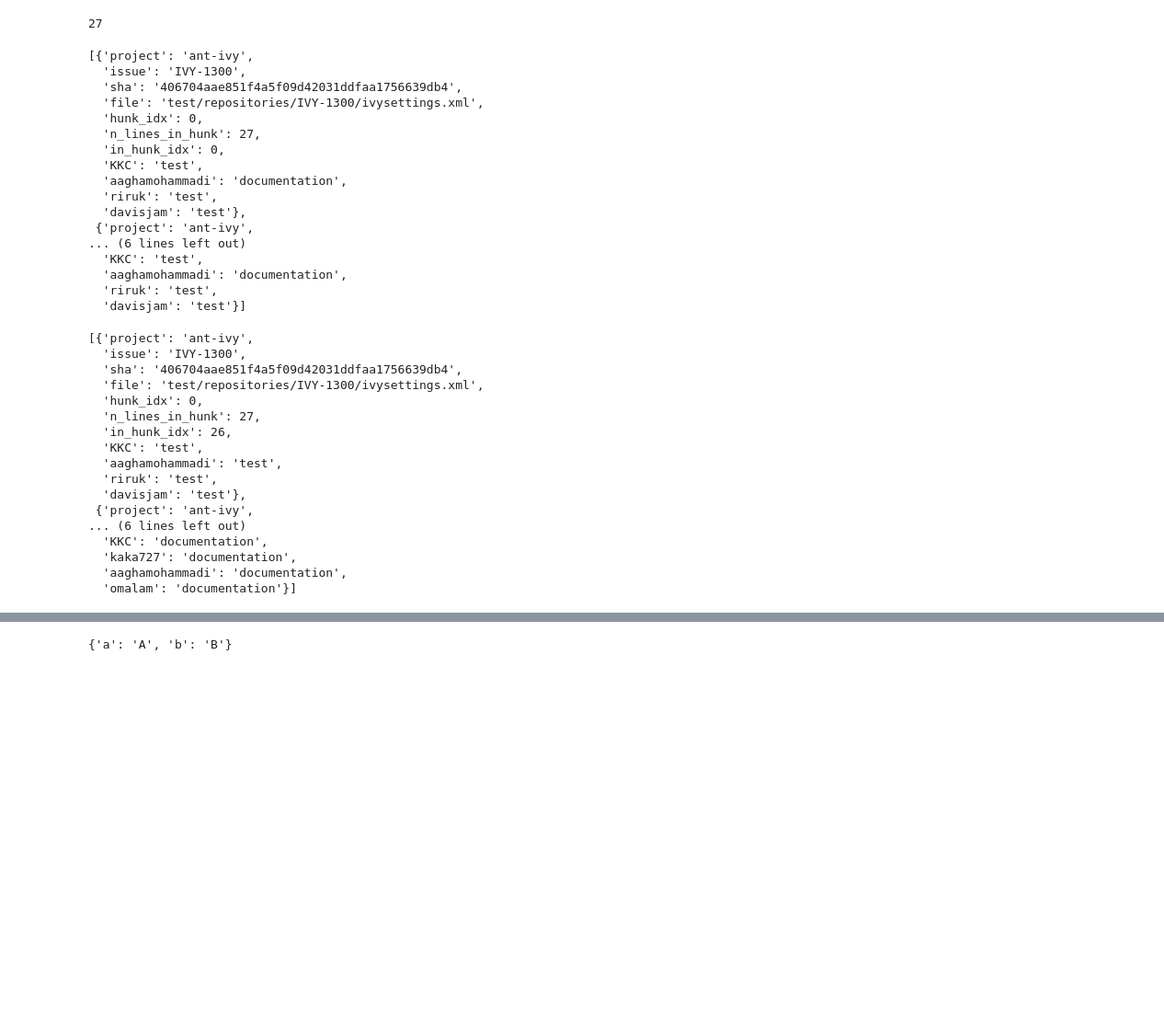
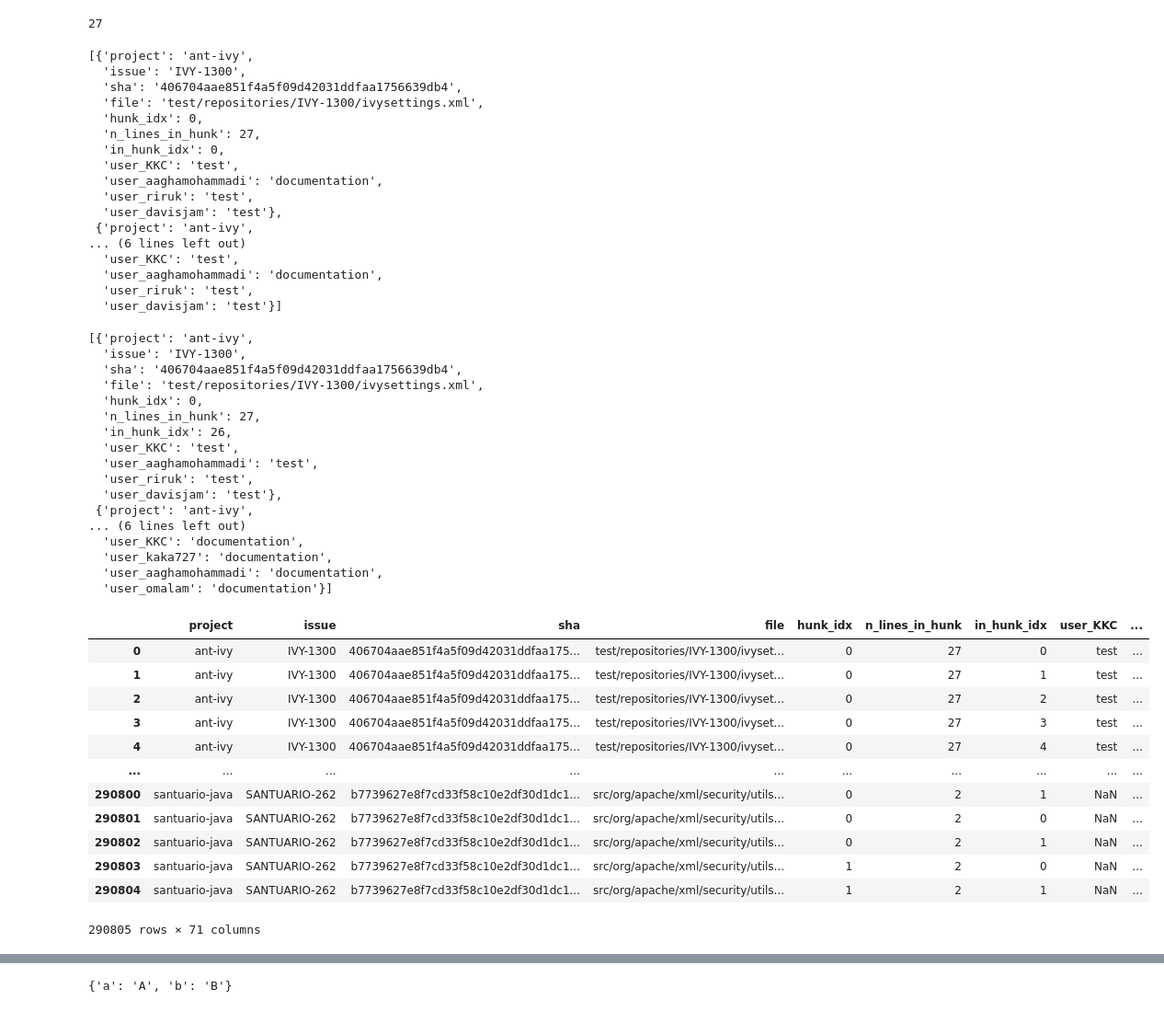
Before and after one commit to ncusi/PatchScope, a Jupyter notebook: notebooks/experiments/01-compare_annotations.ipynb, the cells around one changed output, grey strips where cells are left out. Shown at 92% size. Cells and saved outputs as stored; diff of their text form; code cells hidden in the pictures; blank space fills up the shorter version.

```diff
--- a/notebooks/experiments/01-compare_annotations.ipynb
+++ b/notebooks/experiments/01-compare_annotations.ipynb
@@ -3498,7 +3501,7 @@ def extract_smartshark_records(smartshark_data: list) -> list:
                 **entry_data,
                 'in_hunk_idx': i,
                 **{
-                    user: line_type
+                    f"user_{user}": line_type  # NOTE: alternative would be to use hierarchical index for columns
                     for user, line_type in line_ann
                 }
             }
@@ -3516,16 +3519,16 @@ extract_smartshark_records(smartshark_data[:2])[:2]
   'hunk_idx': 0,
   'n_lines_in_hunk': 27,
   'in_hunk_idx': 0,
-  'KKC': 'test',
-  'aaghamohammadi': 'documentation',
-  'riruk': 'test',
-  'davisjam': 'test'},
+  'user_KKC': 'test',
+  'user_aaghamohammadi': 'documentation',
+  'user_riruk': 'test',
+  'user_davisjam': 'test'},
  {'project': 'ant-ivy',
 ... (6 lines left out)
-  'KKC': 'test',
-  'aaghamohammadi': 'documentation',
-  'riruk': 'test',
-  'davisjam': 'test'}]
+  'user_KKC': 'test',
+  'user_aaghamohammadi': 'documentation',
+  'user_riruk': 'test',
+  'user_davisjam': 'test'}]
 # %%
 extract_smartshark_records(smartshark_data[:2])[-2:]
 # %% [output]
@@ -3536,13 +3539,32 @@ extract_smartshark_records(smartshark_data[:2])[-2:]
   'hunk_idx': 0,
   'n_lines_in_hunk': 27,
   'in_hunk_idx': 26,
-  'KKC': 'test',
-  'aaghamohammadi': 'test',
-  'riruk': 'test',
-  'davisjam': 'test'},
+  'user_KKC': 'test',
+  'user_aaghamohammadi': 'test',
+  'user_riruk': 'test',
+  'user_davisjam': 'test'},
  {'project': 'ant-ivy',
 ... (6 lines left out)
-  'KKC': 'documentation',
-  'kaka727': 'documentation',
-  'aaghamohammadi': 'documentation',
-  'omalam': 'documentation'}]
+  'user_KKC': 'documentation',
+  'user_kaka727': 'documentation',
+  'user_aaghamohammadi': 'documentation',
+  'user_omalam': 'documentation'}]
+# %%
+smartshark_records = extract_smartshark_records(smartshark_data)
+# %%
+smartshark_df = pd.DataFrame.from_records(smartshark_records)
+smartshark_df
+# %% [output]
+|  | project | issue | sha | file | hunk_idx | n_lines_in_hunk | in_hunk_idx | user_KKC | ... |
+| 0 | ant-ivy | IVY-1300 | 406704aae851f4a5f09d42031ddfaa175... | test/repositories/IVY-1300/ivyset... | 0 | 27 | 0 | test | ... |
+| 1 | ant-ivy | IVY-1300 | 406704aae851f4a5f09d42031ddfaa175... | test/repositories/IVY-1300/ivyset... | 0 | 27 | 1 | test | ... |
+| 2 | ant-ivy | IVY-1300 | 406704aae851f4a5f09d42031ddfaa175... | test/repositories/IVY-1300/ivyset... | 0 | 27 | 2 | test | ... |
+| 3 | ant-ivy | IVY-1300 | 406704aae851f4a5f09d42031ddfaa175... | test/repositories/IVY-1300/ivyset... | 0 | 27 | 3 | test | ... |
+| 4 | ant-ivy | IVY-1300 | 406704aae851f4a5f09d42031ddfaa175... | test/repositories/IVY-1300/ivyset... | 0 | 27 | 4 | test | ... |
+| ... | ... | ... | ... | ... | ... | ... | ... | ... | ... |
+| 290800 | santuario-java | SANTUARIO-262 | b7739627e8f7cd33f58c10e2df30d1dc1... | src/org/apache/xml/security/utils... | 0 | 2 | 1 | NaN | ... |
+| 290801 | santuario-java | SANTUARIO-262 | b7739627e8f7cd33f58c10e2df30d1dc1... | src/org/apache/xml/security/utils... | 0 | 2 | 0 | NaN | ... |
+| 290802 | santuario-java | SANTUARIO-262 | b7739627e8f7cd33f58c10e2df30d1dc1... | src/org/apache/xml/security/utils... | 0 | 2 | 1 | NaN | ... |
+| 290803 | santuario-java | SANTUARIO-262 | b7739627e8f7cd33f58c10e2df30d1dc1... | src/org/apache/xml/security/utils... | 1 | 2 | 0 | NaN | ... |
+| 290804 | santuario-java | SANTUARIO-262 | b7739627e8f7cd33f58c10e2df30d1dc1... | src/org/apache/xml/security/utils... | 1 | 2 | 1 | NaN | ... |
+290805 rows × 71 columns
```
Also changed, not shown: parts of 37 cells of this notebook.
